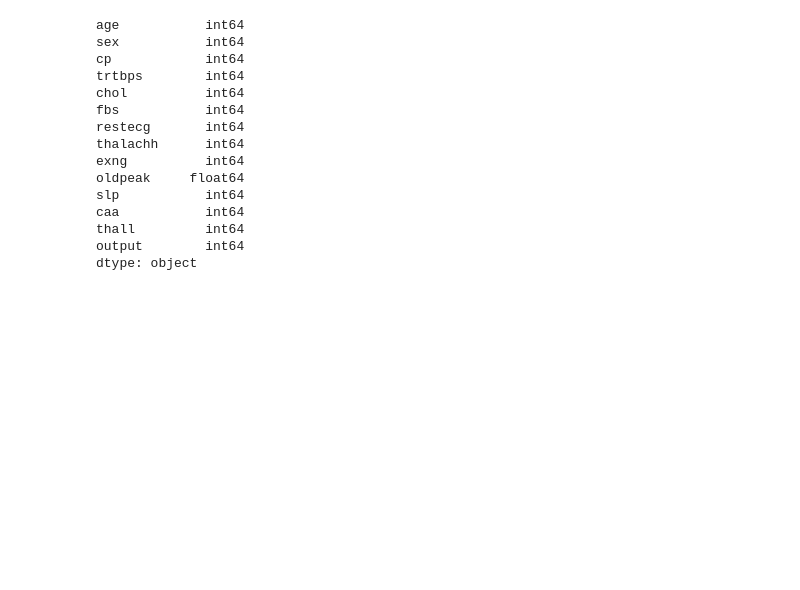
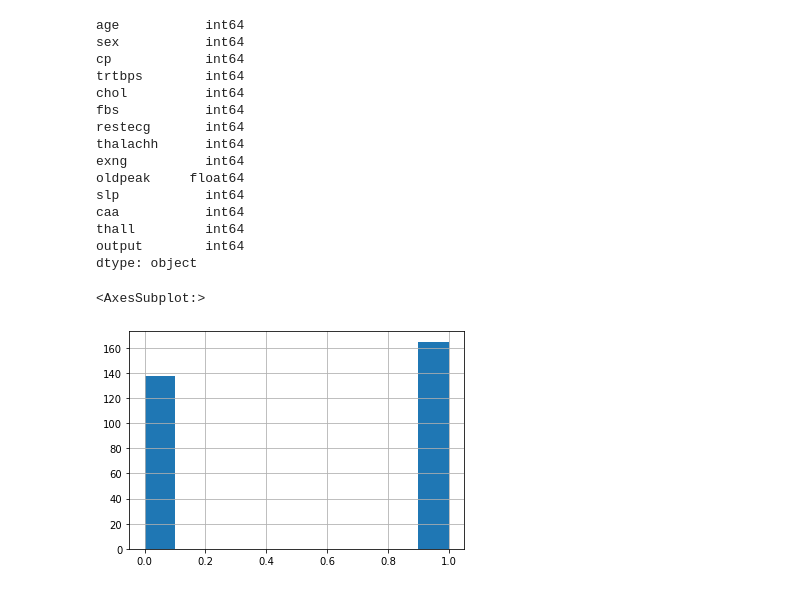
Before and after one commit to jamesjhjung/heart-attack-prediction, a Jupyter notebook: EDA.ipynb, the cells around one changed output. Cells and saved outputs as stored; diff of their text form; code cells hidden in the pictures; blank space fills up the shorter version.

Commit message:
EDA on categorical variables

```diff
--- a/EDA.ipynb
+++ b/EDA.ipynb
@@ -108,3 +109,9 @@ df_cat = df[['sex', 'cp', 'fbs', 'restecg', 'exng', 'slp', 'caa', 'thall']]
 # oldpeak
 
 df_num = df[['age', 'trtbps', 'chol', 'thalachh', 'oldpeak']]
+# %%
+# target variable
+df['output'].hist()
+# %% [output]
+<AxesSubplot:>
+[figure, added]
```
Also changed, not shown: parts of 10 cells of this notebook.
